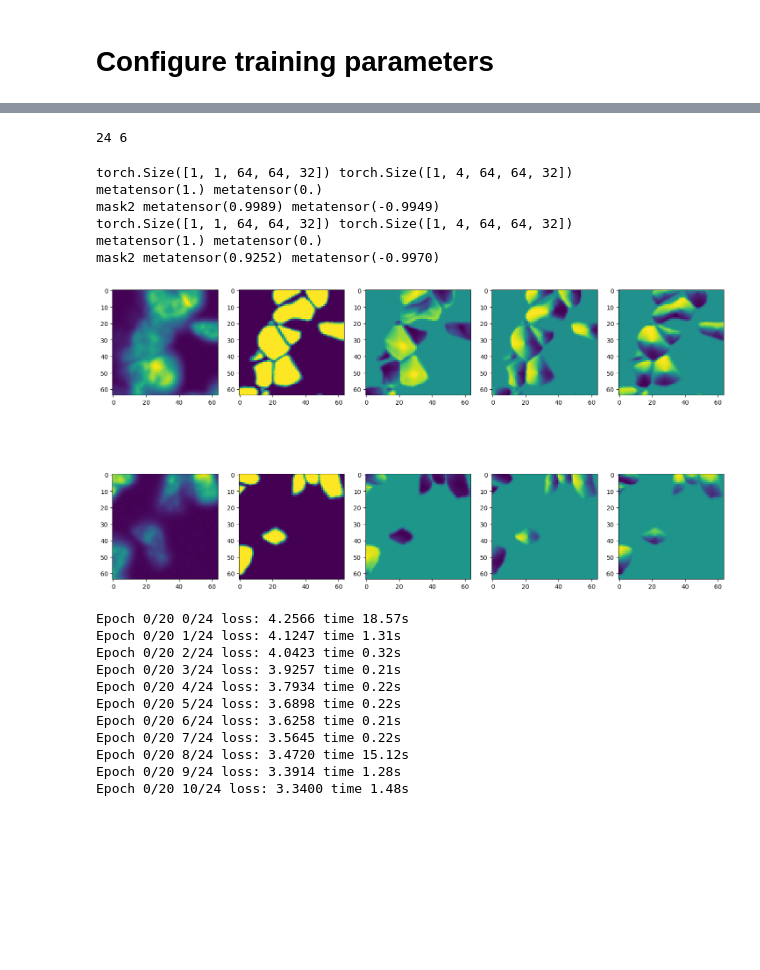
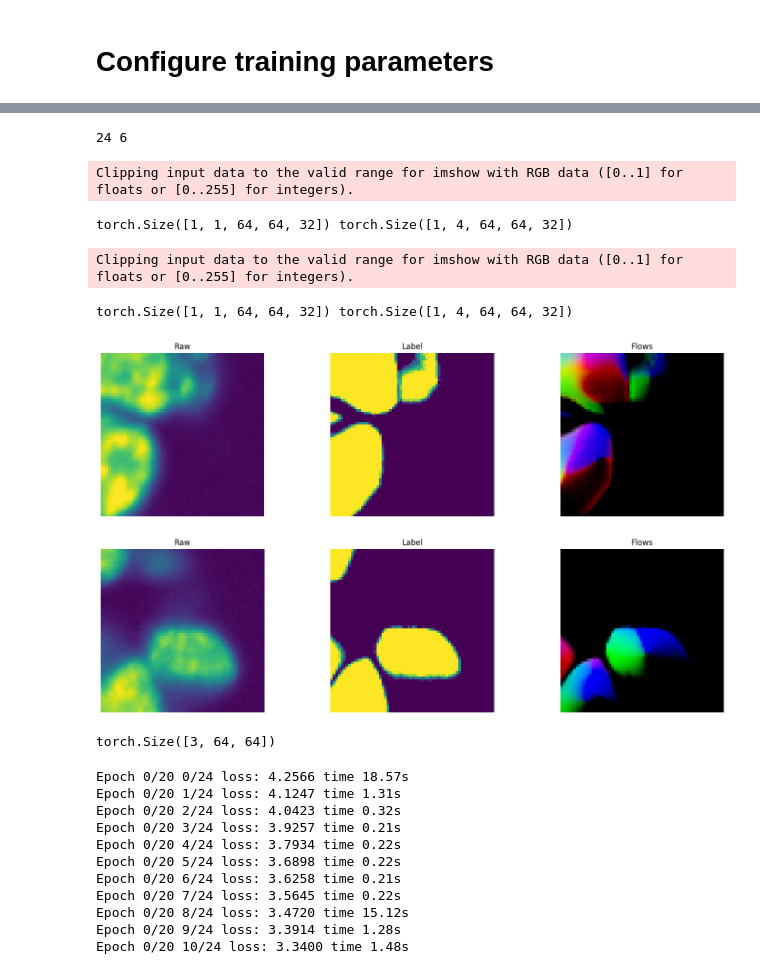
Before and after one commit to xzhang0123/SwinCell, a Jupyter notebook: swincell/notebooks/training_and_prediction_pipeline.ipynb, the cells around one changed output, grey strips where cells are left out. Cells and saved outputs as stored; diff of their text form; code cells hidden in the pictures; blank space fills up the shorter version.

```diff
--- a/swincell/notebooks/training_and_prediction_pipeline.ipynb
+++ b/swincell/notebooks/training_and_prediction_pipeline.ipynb
@@ -19,19 +18,13 @@ args = SimpleNamespace(
     checkpoint=None,
     amp=False,
     batch_size=1,
-    cellpose=True,   #training with image and generated flows
     max_epochs=20,
     optim_lr=1e-5,
     model='swin',
     distributed=False,
-    num_workers=8,
     optimizer='adam',
-    resume=None,
     save_temp_img=False,
-    rank=0,
-    test_mode=False,
-    downsample_factor =3, # downsample the input image if it is too large
-    # threshold=0.5,
+    downsample_factor =2, # downsample the input image if resolution is too high
     weight_decay=0.0001,
     use_flows=True,
     ROI=(64, 64, 32),
@@ -52,20 +35,12 @@ number of images: 30
+# %%
+# data folder
+data_dir = '/data/download_data/colon_dataset/colon_30/'
+train_datalist, val_datalist = split_dataset(data_dir, split_ratios=[0.8,0.2])
+print(len(train_datalist),len(val_datalist))
+# %% [output]
+24 6
 # %%
-# data split
 
-if len(img_full_paths)<5:
-    img_full_paths = img_full_paths * 10
-    label_full_paths = label_full_paths * 10
-valid_img_full_paths = img_full_paths[::5]
-valid_label_full_paths = label_full_paths[::5]
-
-train_img_full_paths = [f for i,f in enumerate(img_full_paths) if i%5 != 0]
-train_label_full_paths = [f for i,f in enumerate(label_full_paths) if i%5 != 0]
-
-train_datalist = [{'image':image,'label':label} for image,label in zip(train_img_full_paths,train_label_full_paths)]
-val_datalist = [{'image':image,'label':label} for image,label in zip(valid_img_full_paths,valid_label_full_paths)]
-
-
-print(len(train_datalist),len(val_datalist))
 # img_shape = (129, 1030, 1300)
 # img_shape = (512, 512,96)# nanolive XYZ
 img_shape = (1300, 1030, 129) # colon
@@ -109,45 +84,50 @@ valid_ds = data.Dataset(data=val_datalist, transform=valid_transform)
 valid_loader = data.DataLoader(
         valid_ds, batch_size=1, num_workers=8, sampler=None, drop_last=True
     )
-# %% [output]
-24 6
 # %%
 n_row = 2
-fig, axes = plt.subplots(n_row, 5,sharex=False, sharey=False, figsize=(18,10))
+fig, axes = plt.subplots(n_row, 3,sharex=False, sharey=False, figsize=(18,10))
 
 slice2view = args.ROI[-1]//2
 for i in range(n_row):
     datai = next(iter(train_loader))
     img2plot=datai['image']
     label2plot=datai['label']
     print(img2plot.shape, label2plot.shape)
 
     top= torch.max(img2plot[0,0,:,:,:],dim=-1)[0].detach().cpu()
 
+    mask0= label2plot[0,0,:,:,slice2view].detach().cpu()
+    # plot flows separately
+    # flow1= label2plot[0,1,:,:,slice2view].detach().cpu()
+    # flow2= label2plot[0,2,:,:,slice2view].detach().cpu()
+    # flow3= label2plot[0,3,:,:,slice2view].detach().cpu()
 
+    # one flow
+    flow= label2plot[0,1:4,:,:,slice2view].detach().cpu().numpy().transpose(1, 2, 0)
 
-    mask0= label2plot[0,0,:,:,slice2view].detach().cpu()
-    mask1= label2plot[0,1,:,:,slice2view].detach().cpu()
-    mask2= label2plot[0,2,:,:,slice2view].detach().cpu()
-    mask3= label2plot[0,3,:,:,slice2view].detach().cpu()
-
-    print(mask0.max(),mask0.min())
-    print('mask2',mask2.max(),mask2.min())
+    # print(mask0.max(),mask0.min())
+    # print('mask2',mask2.max(),mask2.min())
     axes[i,0].imshow(img2plot[0,0,:,:,slice2view])
-
+    axes[i,0].set_title('Raw')
 
     axes[i,1].imshow(mask0)
-    axes[i,2].imshow(mask1)
-    axes[i,3].imshow(mask2)
-    axes[i,4].imshow(mask3)
+    axes[i,1].set_title('Label')
+    axes[i,2].imshow(flow)
+    axes[i,2].set_title('Flows')
+
+    for col in range(3):
+      axes[i,col].axis('off')
 # %% [output]
-torch.Size([1, 1, 64, 64, 32]) torch.Size([1, 4, 64, 64, 32])
-metatensor(1.) metatensor(0.)
-mask2 metatensor(0.9989) metatensor(-0.9949)
-torch.Size([1, 1, 64, 64, 32]) torch.Size([1, 4, 64, 64, 32])
-metatensor(1.) metatensor(0.)
-mask2 metatensor(0.9252) metatensor(-0.9970)
+Clipping input data to the valid range for imshow with RGB data ([0..1] for floats or [0..255] for integers).
+torch.Size([1, 1, 64, 64, 32]) torch.Size([1, 4, 64, 64, 32])
+Clipping input data to the valid range for imshow with RGB data ([0..1] for floats or [0..255] for integers).
+torch.Size([1, 1, 64, 64, 32]) torch.Size([1, 4, 64, 64, 32])
-[figure, old version]
+[figure, new version]
+# %%
+print(flow.shape)
+# %% [output]
+torch.Size([3, 64, 64])
 # %%
 from monai.networks.nets import SwinUNETR
 from swincell.utils.utils import AverageMeter
```
Also changed, not shown: parts of 2 cells of this notebook, 2 other files.
